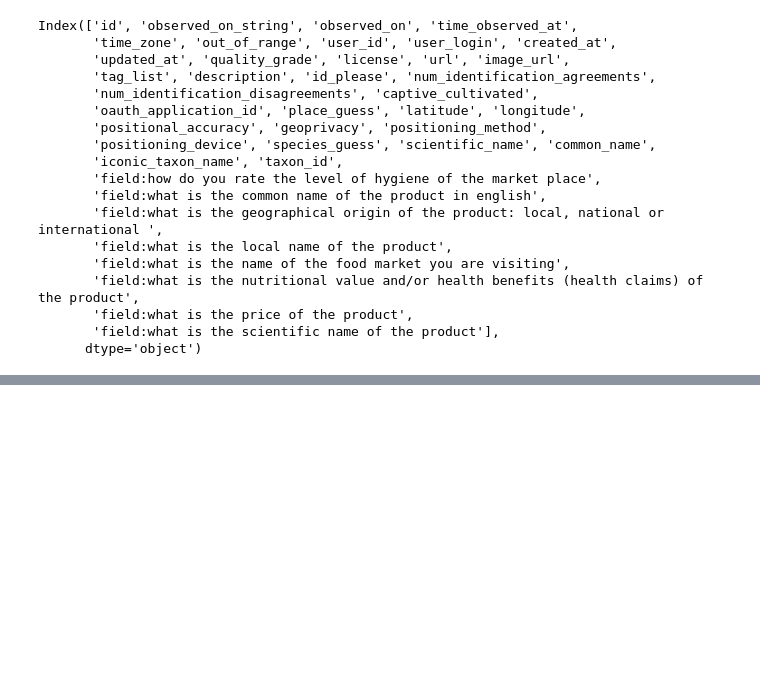
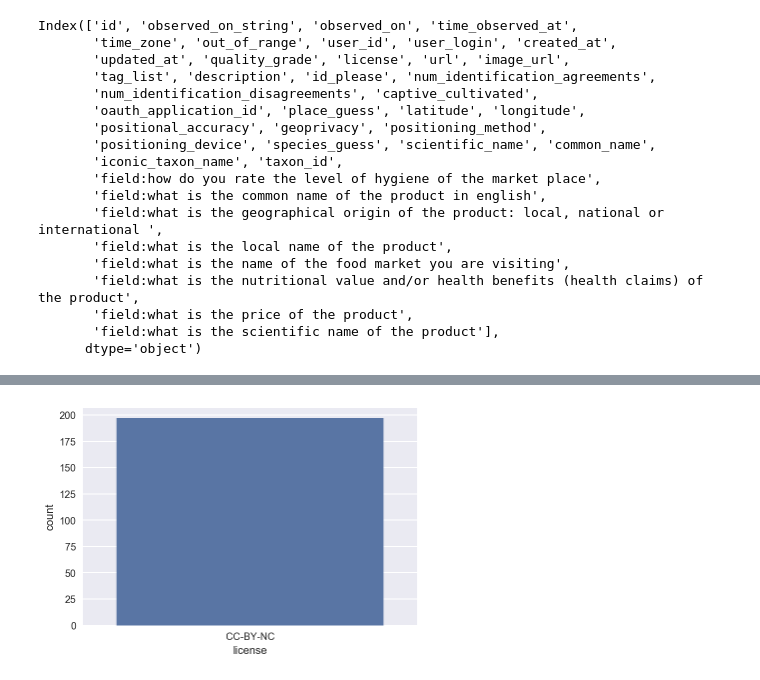
Before and after one commit to ggrrll/hack_foodmarkets, a Jupyter notebook: data_analysis_inaturalist.ipynb, the cells around one changed output, grey strips where cells are left out. Saved outputs shown, nothing was run; the diff lists cells and outputs as text; code cells hidden in the pictures; blank space fills up the shorter version.

```diff
--- a/data_analysis_inaturalist.ipynb
+++ b/data_analysis_inaturalist.ipynb
@@ -121,0 +124,4 @@ Index(['id', 'observed_on_string', 'observed_on', 'time_observed_at',
+# %%
+sns.countplot(first_dump.license);
+# %% [output]
+[figure, added]
```
Also changed, not shown: parts of 9 cells of this notebook.
